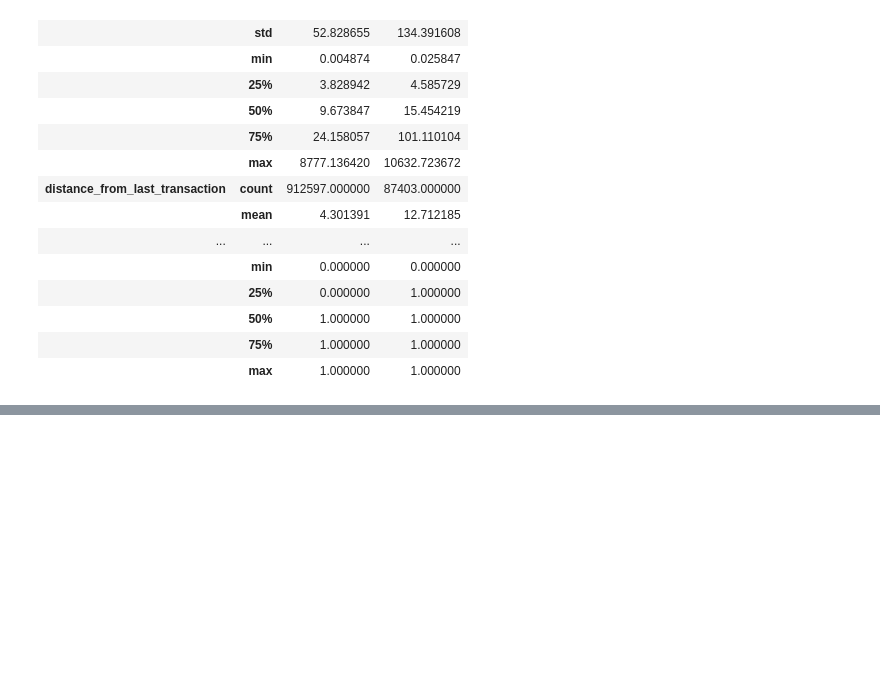
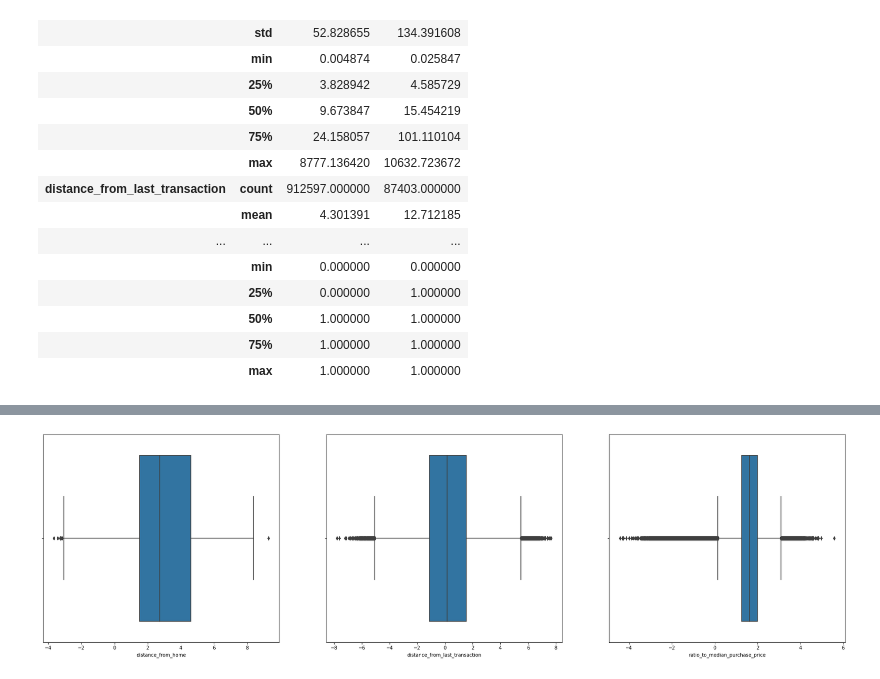
Before and after one commit to jackson-simionato/fase2_pos_tech, a Jupyter notebook: 2_Machine_Learning_Avancado/Aula6_Classification_Report/Aula6_Classification_Report.ipynb, the cells around one changed output, grey strips where cells are left out. Cells and saved outputs as stored; diff of their text form; code cells hidden in the pictures; blank space fills up the shorter version.

```diff
--- a/2_Machine_Learning_Avancado/Aula6_Classification_Report/Aula6_Classification_Report.ipynb
+++ b/2_Machine_Learning_Avancado/Aula6_Classification_Report/Aula6_Classification_Report.ipynb
@@ -155,0 +184,2 @@ Primeiros insights, transações fraudulentas em geral são:
+# %%
+dados_log = dados.copy()
@@ -155,0 +190,3 @@ Primeiros insights, transações fraudulentas em geral são:
+# %%
+for col in num_cols:
+    dados_log.iloc[:,list(dados_log.columns).index(col)] = np.log(dados_log.iloc[:,list(dados_log.columns).index(col)])
@@ -155,0 +209,12 @@ Primeiros insights, transações fraudulentas em geral são:
+# %%
+dados_fraudes_log = dados_log.query('fraud == 1')
+num_cols = ['distance_from_home','distance_from_last_transaction','ratio_to_median_purchase_price']
+
+fig,ax = plt.subplots(ncols=3, figsize=(30,8))
+
+for col in num_cols:
+    sns.boxplot(data=dados_fraudes_log, x=col, ax=ax[num_cols.index(col)])
+
+plt.show()
+# %% [output]
+[figure, added]
```
Also changed, not shown: parts of 32 cells of this notebook.
